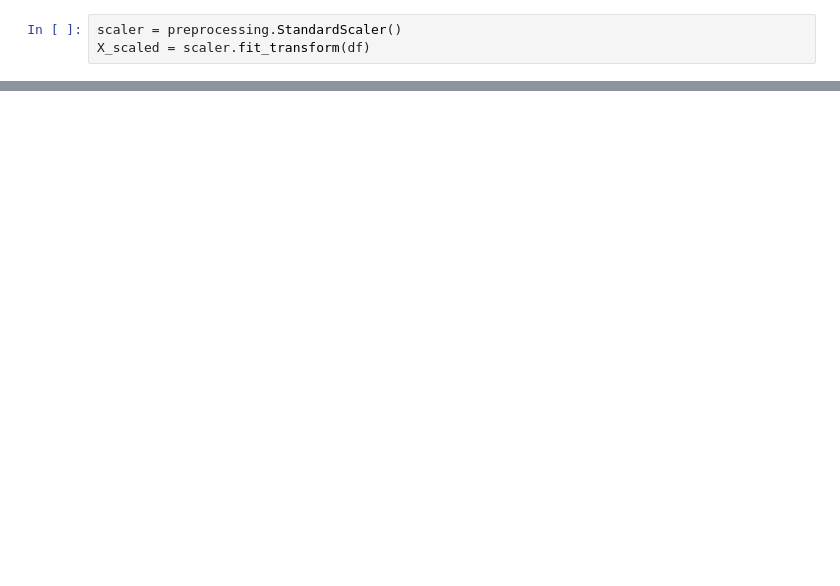
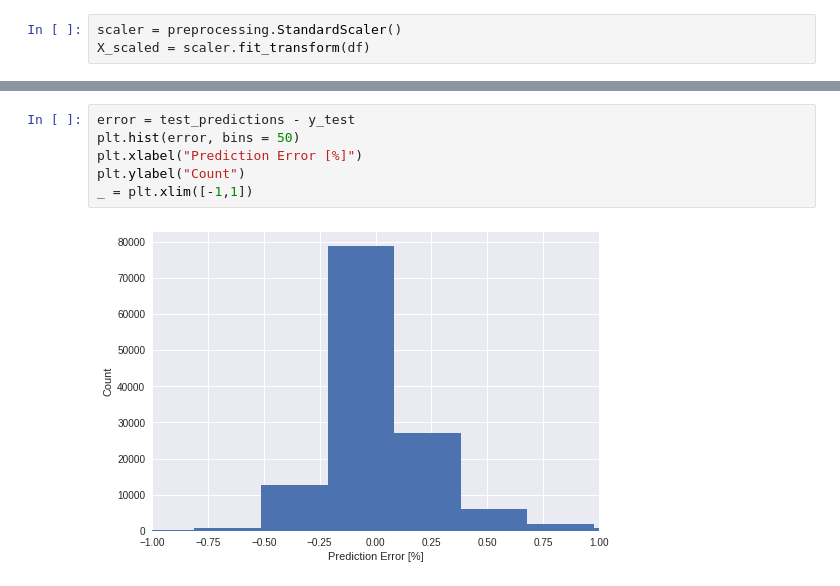
Before and after one commit to shripal7/SmartLending, a Jupyter notebook: src/tensorflow/neural_network.ipynb, the cells around one changed output, grey strips where cells are left out. Cells and saved outputs as stored; diff of their text form; blank space fills up the shorter version.

```diff
--- a/src/tensorflow/neural_network.ipynb
+++ b/src/tensorflow/neural_network.ipynb
@@ -149,0 +158,8 @@ history = model.fit(X_train, y_train, epochs=EPOCHS,
+# %%
+error = test_predictions - y_test
+plt.hist(error, bins = 50)
+plt.xlabel("Prediction Error [%]")
+plt.ylabel("Count")
+_ = plt.xlim([-1,1])
+# %% [output]
+[figure, added]
```
Also changed, not shown: parts of 21 cells of this notebook.
